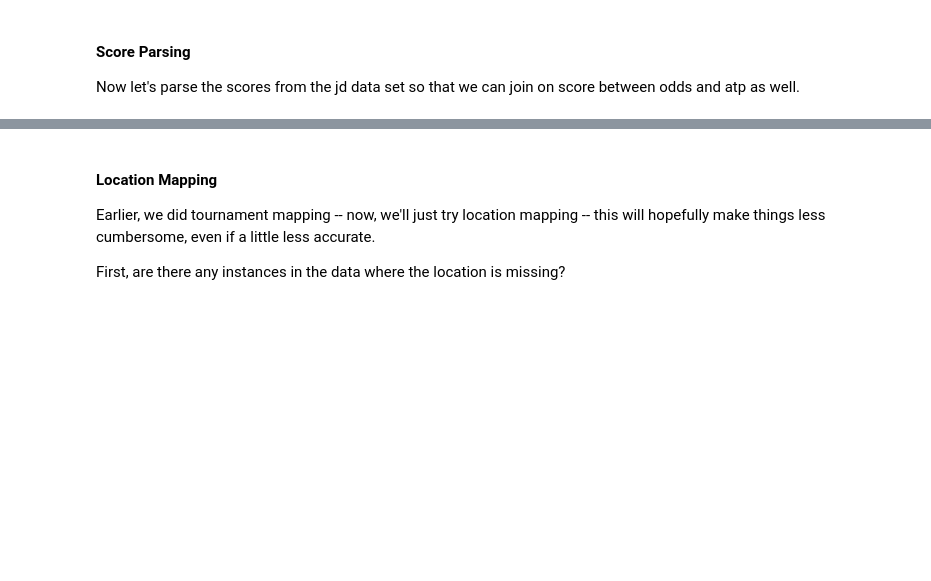
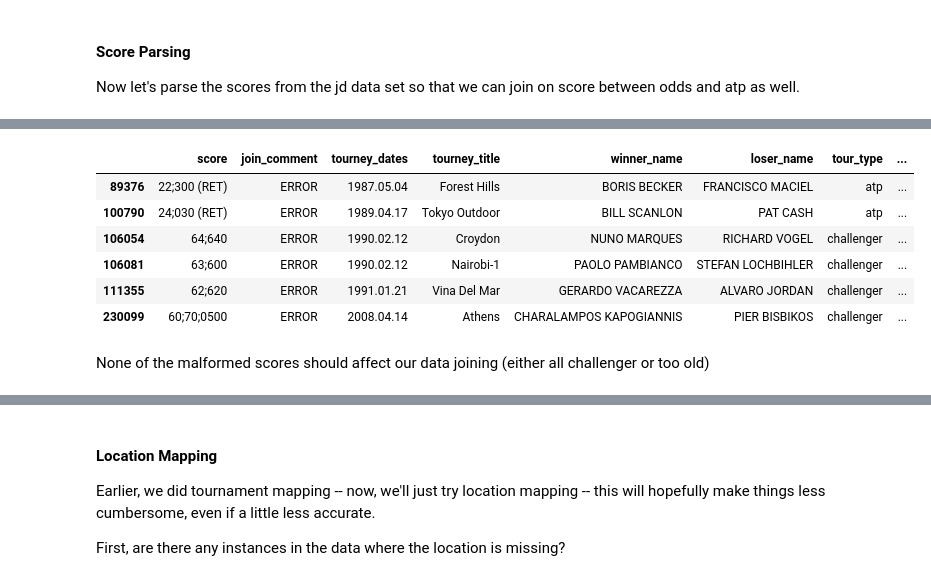
Before and after one commit to siddjagadish/tennis_new, a Jupyter notebook: tennis_new/notebooks/odds_joining/odds_joining_by_year.ipynb, the cells around one changed output, grey strips where cells are left out. Saved outputs shown, nothing was run; the diff lists cells and outputs as text; code cells hidden in the pictures; blank space fills up the shorter version.

```diff
--- a/tennis_new/notebooks/odds_joining/odds_joining_by_year.ipynb
+++ b/tennis_new/notebooks/odds_joining/odds_joining_by_year.ipynb
@@ -267,3 +295,32 @@ score_df.head()
+# %%
+new_jd = pd.concat([jd, score_df], axis=1)
+# %%
+score_cols = score_df.columns.tolist()
+# %%
+comment_cols = [x for x in score_cols if 'comment' in x]
+# %%
+# Look at malformed scores...
+new_jd[
+    ['score'] + comment_cols +
+    [
+        'tourney_dates',
+        'tourney_title',
+        'winner_name',
+        'loser_name',
+        'tour_type',
+        'tourney_url_suffix'
+    ]
+][(new_jd[comment_cols] == 'ERROR').any(axis=1)]
+# %% [output]
+|  | score | join_comment | tourney_dates | tourney_title | winner_name | loser_name | tour_type | ... |
+| 89376 | 22;300 (RET) | ERROR | 1987.05.04 | Forest Hills | BORIS BECKER | FRANCISCO MACIEL | atp | ... |
+| 100790 | 24;030 (RET) | ERROR | 1989.04.17 | Tokyo Outdoor | BILL SCANLON | PAT CASH | atp | ... |
+| 106054 | 64;640 | ERROR | 1990.02.12 | Croydon | NUNO MARQUES | RICHARD VOGEL | challenger | ... |
+| 106081 | 63;600 | ERROR | 1990.02.12 | Nairobi-1 | PAOLO PAMBIANCO | STEFAN LOCHBIHLER | challenger | ... |
+| 111355 | 62;620 | ERROR | 1991.01.21 | Vina Del Mar | GERARDO VACAREZZA | ALVARO JORDAN | challenger | ... |
+| 230099 | 60;70;0500 | ERROR | 2008.04.14 | Athens | CHARALAMPOS KAPOGIANNIS | PIER BISBIKOS | challenger | ... |
+# %% [markdown]
+None of the malformed scores should affect our data joining (either all challenger or too old)
 # %%
 jd = pd.concat([jd, score_df], axis=1)
 jd.shape
```
Also changed, not shown: parts of 45 cells of this notebook, 2 other files.
